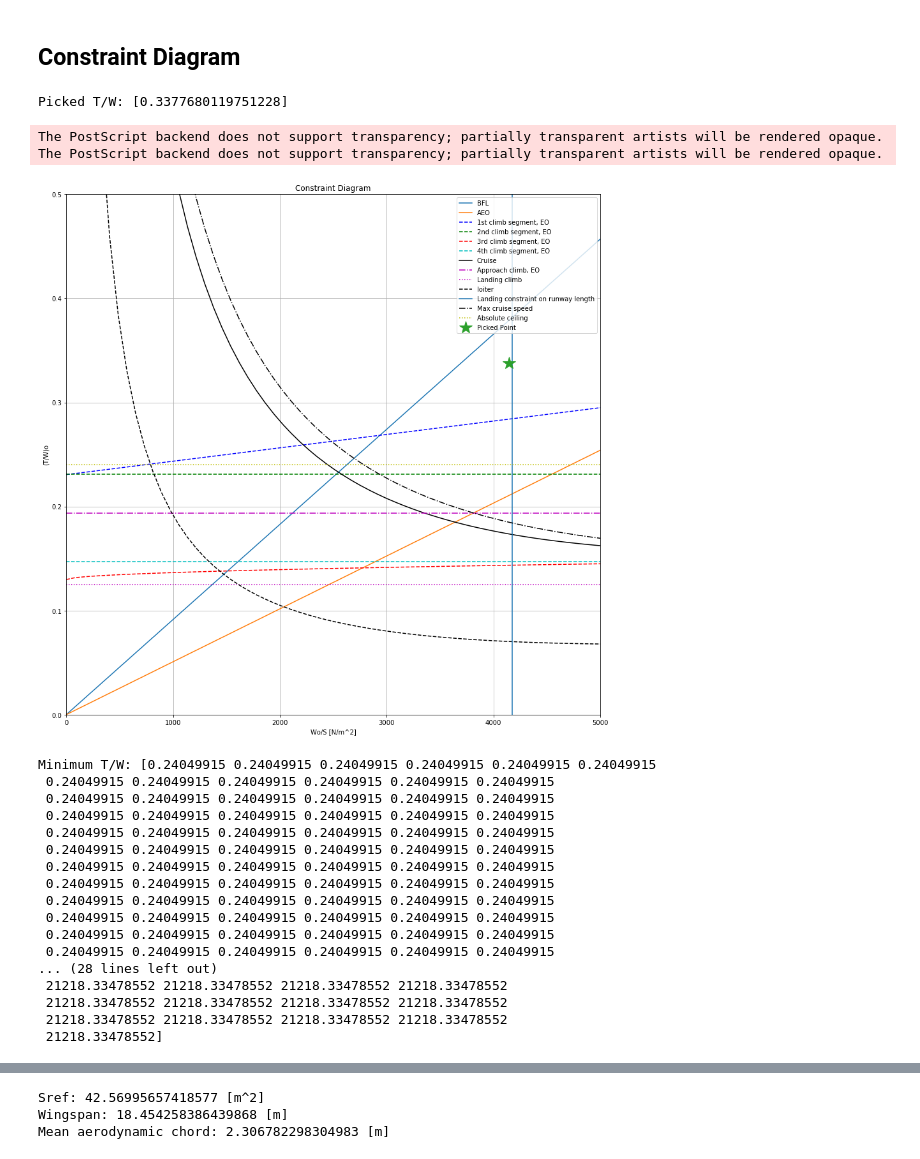
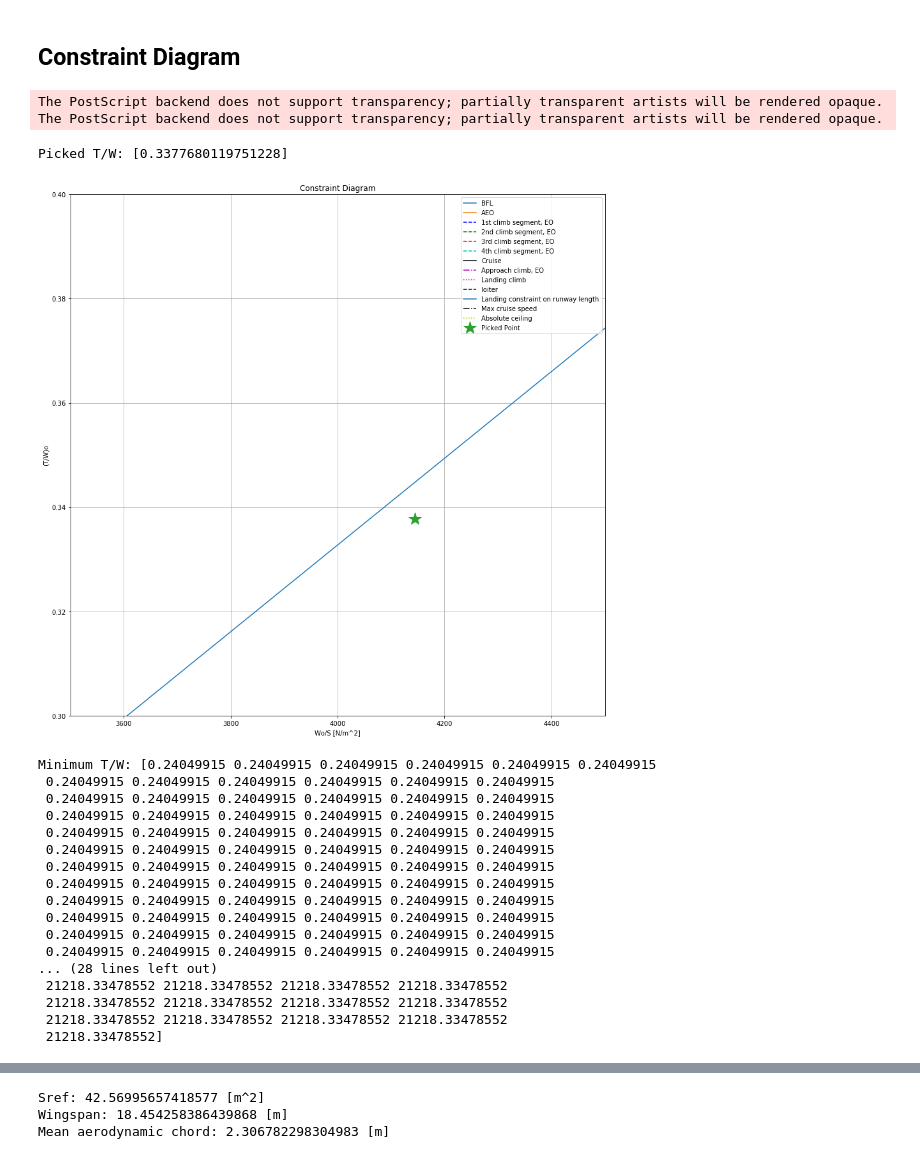
Before and after one commit to dev10110/AVD_Initial_Sizing, a Jupyter notebook: Constraints_diagram.ipynb, the cells around one changed output, grey strips where cells are left out. Drawn from its saved outputs; the diff is of its cells as text; code cells hidden in the pictures.

```diff
--- a/Constraints_diagram.ipynb
+++ b/Constraints_diagram.ipynb
@@ -547,39 +547,41 @@ plt.plot(WSo, TW_absceil, 'y:', label="Absolute ceiling")
 Ttakeoff = 29.8*1000      # take-off thrust per engine - Lycoming ALF502 R-3 [N]
 Thrustpoint = 2*Ttakeoff
 Wtakeoff = 17987*9.81   # max. take-off weight [N]
 
-WSo_picked = [4145]
+WSo_picked = [4000]
 TW_picked = [Thrustpoint/Wtakeoff]
+#TW_picked =
 print(f'Picked T/W: {TW_picked}')
 
 plt.plot(WSo_picked, TW_picked, '*', label='Picked Point', markersize=20)
 
 
 # PLOT SETTINGS
 ax = plt.gca()
 ax.set(xlim=(0, 5000), ylim=(0, 0.5))
 plt.xlabel('Wo/S [N/m^2]')
 plt.ylabel('(T/W)o')
 plt.title('Constraint Diagram')
 plt.legend(loc='upper right')
 plt.grid()
 
 # save constraint diagram as .eps file
 plt.savefig('constraint_diagram.eps', format='eps') # save as eps
-
+plt.xlim([3500,4500])
+plt.ylim([0.3,0.4])
 plt.show()
 
 
 #ENGINE SELECTION
 print(f'Minimum T/W: {TW_absceil}')
 print(f'Takeoff weight: {Wtakeoff} N')
 minThrust = (TW_absceil * Wtakeoff)/2   # per engine
 print(minThrust)
 # %% [output]
-Picked T/W: [0.3377680119751228]
+The PostScript backend does not support transparency; partially transparent artists will be rendered opaque.
+The PostScript backend does not support transparency; partially transparent artists will be rendered opaque.
-The PostScript backend does not support transparency; partially transparent artists will be rendered opaque.
-The PostScript backend does not support transparency; partially transparent artists will be rendered opaque.
+Picked T/W: [0.3377680119751228]
-[figure, old version]
+[figure, new version]
 Minimum T/W: [0.24049915 0.24049915 0.24049915 0.24049915 0.24049915 0.24049915
  0.24049915 0.24049915 0.24049915 0.24049915 0.24049915 0.24049915
  0.24049915 0.24049915 0.24049915 0.24049915 0.24049915 0.24049915
```
Also changed, not shown: parts of 6 cells of this notebook, 1 other file.
